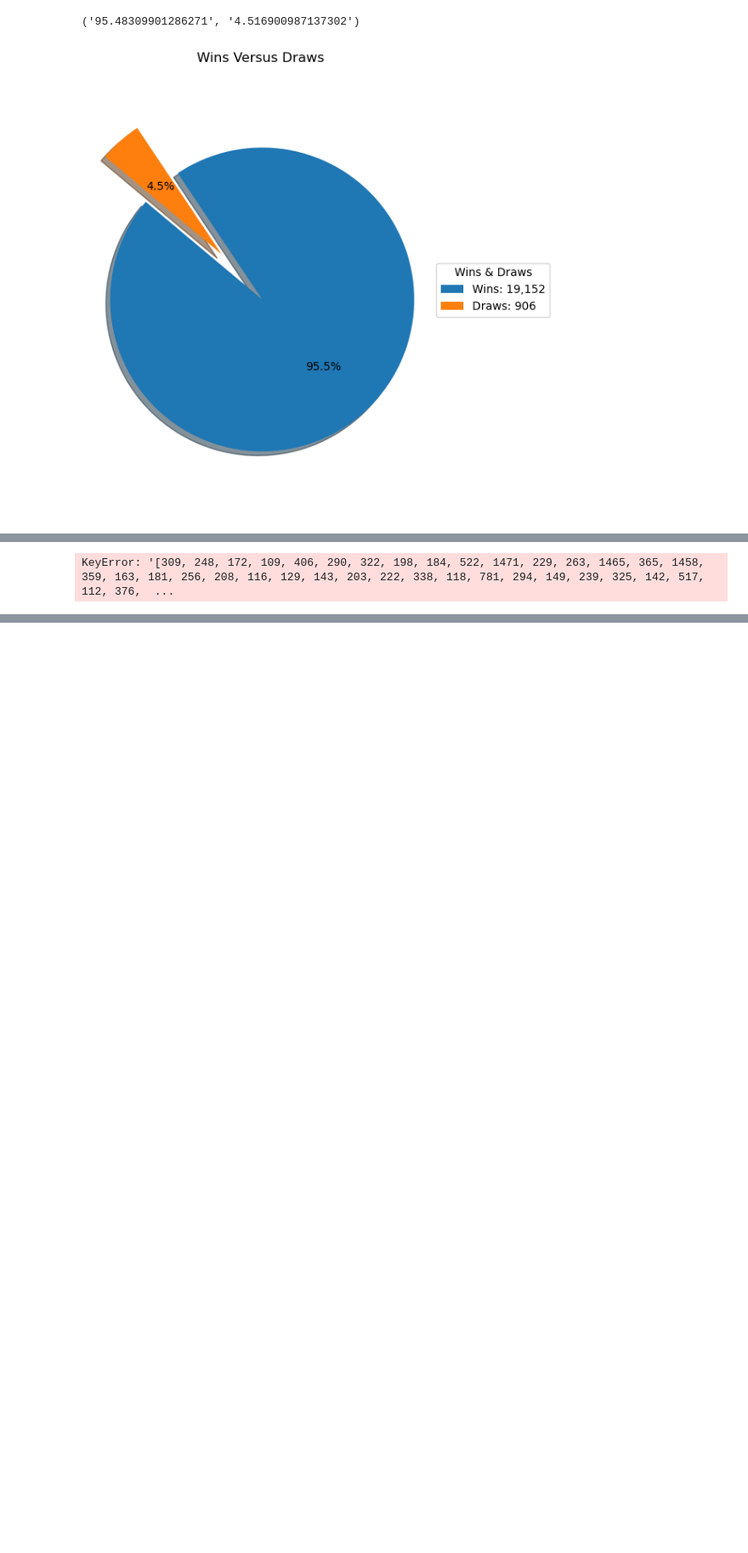
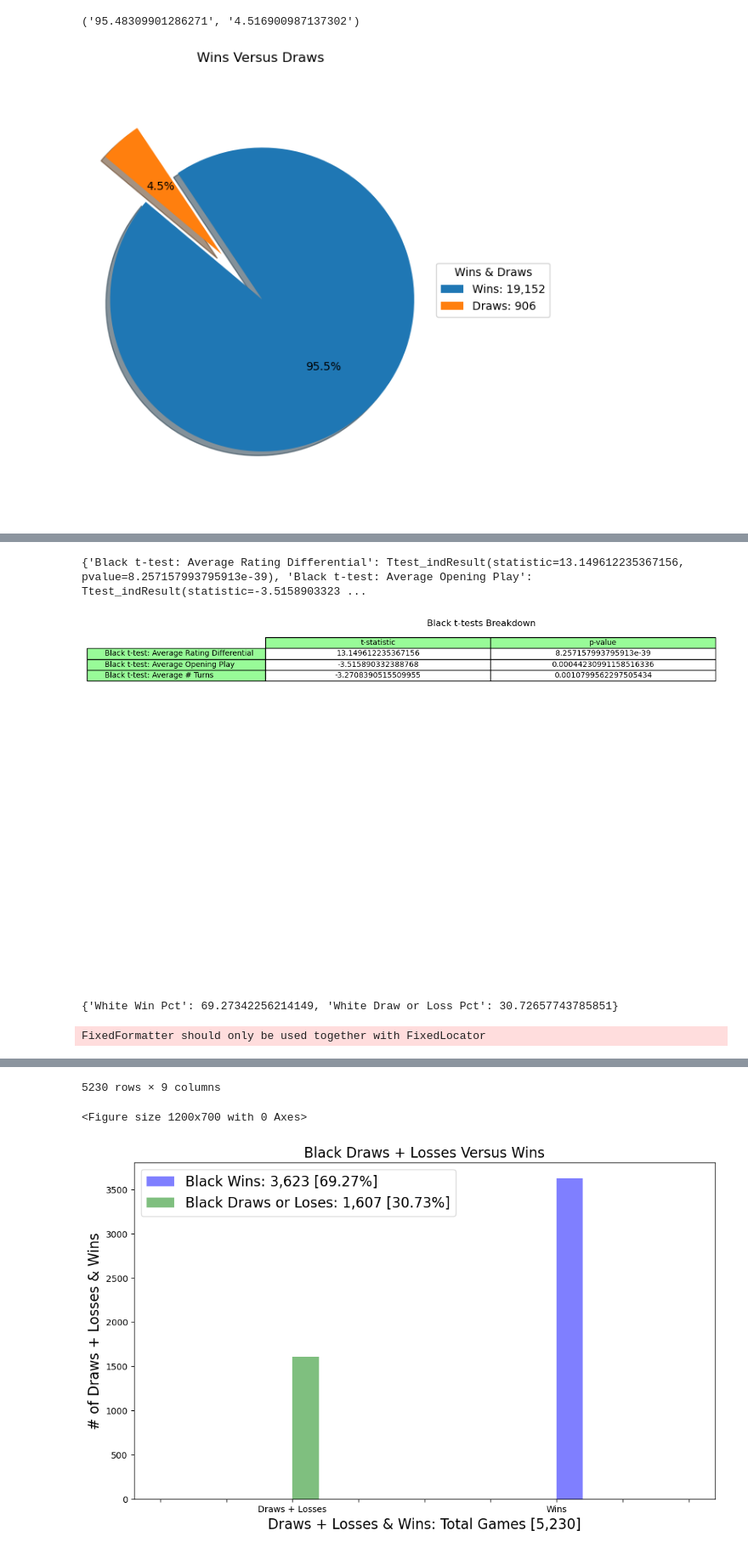
Before and after one commit to mbrann2/chess_games, a Jupyter notebook: notebooks/chess_games.ipynb, the cells around one changed output, grey strips where cells are left out. Shown at 85% size. Saved outputs shown, nothing was run; the diff lists cells and outputs as text; code cells hidden in the pictures; blank space fills up the shorter version.

```diff
--- a/notebooks/chess_games.ipynb
+++ b/notebooks/chess_games.ipynb
@@ -244,10 +274,10 @@ white_greater_100
 # %%
 # Look at stronger black players, greater than 100 ELO difference, and map black wins to 1 and black draws or losses to 0.
 # Perform two-sample independent t-tests to analyze the p-values and ultimately the null & alternative hypotheses for black rating differentials,
-# number of consecutive moves where a player follows an optimal book and number of turns in the game.
+# number of consecutive moves where a player follows an optimal book and number of turns in the game. Generate table of results.
 # Histogram plot displaying black wins versus black draws and losses when black is the superior opponent.
 
-def chess_differentials_black(white_superior, chess_df, path1='../images/black_t_tests.png', path2='../images/black_wins_vs_draws_&_losses.png'):
+def chess_differentials_black(chess_df, path1='../images/black_t_tests.png', path2='../images/black_wins_vs_draws_&_losses.png'):
     chess_df = chess_df.copy()
     chess_df['Rating Differential Black'] = (chess_df['black_rating'] - chess_df['white_rating']).astype(int)
     white_wins = chess_df[(chess_df['Rating Differential Black'] > 100) & (chess_df['winner'] == 'white')].value_counts()
@@ -262,18 +292,37 @@ def chess_differentials_black(white_superior, chess_df, path1='../images/black_t
 
     black_greater_100['winner'] = black_greater_100['winner'].apply(victory_status).astype(int)
 
-    black_average_plays = np.mean(black_greater_100[(black_greater_100['winner'] ==1)]['opening_ply'])
+    black_average_rating_diff = np.mean(black_greater_100['Rating Differential Black'])
 
-    black_average_turns = np.mean(black_greater_100[(black_greater_100['winner'] ==1)]['turns'])
+    greater_avg_rating_diff = black_greater_100['winner'][black_greater_100['Rating Differential Black']>= black_average_rating_diff]
 
-    # black_ttest_rating_diff = spicystats.ttest_ind(white_greater_100['winner'][white_greater_100['Rating Differential White']], black_greater_100['winner'][black_greater_100['Rating Differential Black']], equal_var = False)
-    black_ttest_opening_play = spicystats.ttest_ind(black_greater_100['winner'][black_greater_100['opening_ply']>= 4], black_greater_100['winner'][black_greater_100['opening_ply']< 4], equal_var = False, alternative = 'greater')
-    black_ttest_num_turns = spicystats.ttest_ind(black_greater_100['winner'][black_greater_100['turns']>= 56], black_greater_100['winner'][black_greater_100['turns']< 56], equal_var = False, alternative='less')
+    less_avg_rating_diff = black_greater_100['winner'][black_greater_100['Rating Differential Black']< black_average_rating_diff]
+
+    black_ttest_rating_diff = spicystats.ttest_ind(greater_avg_rating_diff, less_avg_rating_diff, equal_var=False)
+
+
+    black_average_plays = np.mean(black_greater_100['opening_ply'])
+
+    greater_avg_plys = black_greater_100['winner'][black_greater_100['opening_ply']>= black_average_plays]
+
+    less_avg_plys = black_greater_100['winner'][black_greater_100['opening_ply']< black_average_plays]
+
+    black_ttest_opening_play = spicystats.ttest_ind(greater_avg_plys, less_avg_plys, equal_var=False)
+
+
+    black_average_turns = np.mean(black_greater_100['turns'])
+
+    greater_avg_turns = black_greater_100['winner'][black_greater_100['turns']>= black_average_turns]
+
+    less_avg_turns = black_greater_100['winner'][black_greater_100['turns']< black_average_turns]
+
+    black_ttest_num_turns = spicystats.ttest_ind(greater_avg_turns, less_avg_turns, equal_var = False)
+
 
     tests = [black_ttest_rating_diff, black_ttest_opening_play, black_ttest_num_turns]
-    rows = ['Rating Differentials: White & Black', 'Black t-test Opening Play', 'Black t-test # Turns']
+    rows = ['Black t-test: Average Rating Differential', 'Black t-test: Average Opening Play', 'Black t-test: Average # Turns']
     columns = ['t-statistic', 'p-value']
-    print({'Rating Differentials: White & Black': black_ttest_rating_diff, 'Black t-test Opening Play': black_ttest_opening_play, 'Black t-test # Turns': black_ttest_num_turns})
+    print({'Black t-test: Average Rating Differential': black_ttest_rating_diff, 'Black t-test: Average Opening Play': black_ttest_opening_play, 'Black t-test: Average # Turns': black_ttest_num_turns})
 
     fig, ax = plt.subplots()
     ax.set_axis_off()
@@ -288,39 +337,59 @@ def chess_differentials_black(white_superior, chess_df, path1='../images/black_t
     loc ='upper left')
 
     fig.tight_layout()
 
 
 
     plt.savefig(path1)
     plt.show()
     plt.clf()
 
     fig,ax = plt.subplots()
 
     black_victory = black_greater_100[black_greater_100['winner'] == 1]
     black_draw_or_loss = black_greater_100[black_greater_100['winner'] == 0]
 
     ax.hist(black_victory['winner'], color = 'b', alpha = 0.5, label = 'Black Wins: 3,623 [69.27%]')
     ax.hist(black_draw_or_loss['winner'], color = 'g', alpha = 0.5, label = 'Black Draws or Loses: 1,607 [30.73%]')
-    ax.set_title('Black Wins Versus Draws + Losses')
-    ax.set_ylabel('# of Wins & Draws + Losses')
-    ax.set_xlabel('Wins & Draws + Losses: Total Games [5,230]')
+    ax.set_title('Black Draws + Losses Versus Wins', fontsize = 16)
+    ax.set_ylabel('# of Draws + Losses & Wins', fontsize = 16)
+    fig.canvas.draw()
+    labels = [item.get_text() for item in ax.get_xticklabels()]
+    labels[1] = ''
+    labels[2] = ''
+    labels[4] = ''
+    labels[5] = ''
+    labels[6] = ''
+    labels[8] = ''
+    labels[9] = ''
+    labels[3] = 'Draws + Losses'
+    labels[7] = 'Wins'
+    ax.set_xticklabels(labels)
+    ax.set_xlabel('Draws + Losses & Wins: Total Games [5,230]', fontsize = 16)
     plt.savefig(path2)
-    ax.legend();
+    ax.legend(fontsize = 16)
 
     black_win_percentage = (3623 /(3623+1607))*100
     black_draw_or_loss_percentage = (1607 /(3623+1607))*100
 
     print({'White Win Pct': black_win_percentage, 'White Draw or Loss Pct': black_draw_or_loss_percentage})
-    # return black_greater_100
+    return black_greater_100
 
 
-chess_outcomes_black = chess_differentials_black(white_greater_100, chess_games)
+chess_outcomes_black = chess_differentials_black(chess_games)
 chess_outcomes_black
 
-# The p-value for rating differential, number of turns, and opening play is less than 0.05, with values of 0.00, so we reject all the null hypotheses and there is significant difference, or impact,
+# The p-value for rating differential, number of turns, and opening play is less than 0.05, so we reject all the null hypotheses and there is significant difference, or impact,
 # between: the black rating differentials, the consecutive moves used from an optimal book opening, the number of turns in the game, all in relation to who wins the game.
-# Additionally, the high t-statistic of approximately 114.47, 99.36, and 127.15 for rating differentials, opening book play, and number of turns simply indicates the confidence in the predictor coefficient, since it's very large, and further supports the decision to reject the null hypothesis.
+# Additionally, the relatively high t-statistic of approximately 13.15, -3.52, and -3.27 for rating differentials, opening book play, and number of turns simply indicates the confidence in the predictor coefficient,
+# since they're all far greater than 1 standard deviation away, or an absolute value of 1.96, for an alpha vaue of 0.05, and further supports the decision to reject the null hypothesis.
+# The positive t-statistic indicates that the sample mean for rating differentials greater than or equal to the average have a large sample size
+# than the sample mean for ratng differentials less than the average.
+# The negative t-statistic indicates that the sample means for opening plays and number of turns greater than or equal to the average have a smaller sample size
+# than the sample means for opening plays and number of turns less than the average.
 # When only considering wins and draws plus losses of a higher-ranked black opponent, black wins 69.27% of the time and draws or loses 30.73% of the time over 5,230 games.
 # %% [output]
-KeyError: '[309, 248, 172, 109, 406, 290, 322, 198, 184, 522, 1471, 229, 263, 1465, 365, 1458, 359, 163, 181, 256, 208, 116, 129, 143, 203, 222, 338, 118, 781, 294, 149, 239, 325, 142, 517, 112, 376,  ...
+{'Black t-test: Average Rating Differential': Ttest_indResult(statistic=13.149612235367156, pvalue=8.257157993795913e-39), 'Black t-test: Average Opening Play': Ttest_indResult(statistic=-3.5158903323 ...
+[figure, added]
+{'White Win Pct': 69.27342256214149, 'White Draw or Loss Pct': 30.72657743785851}
+FixedFormatter should only be used together with FixedLocator
@@ -327,3 +408,6 @@ KeyError: '[309, 248, 172, 109, 406, 290, 322, 198, 184, 522, 1471, 229, 263, 14
+5230 rows × 9 columns
+<Figure size 1200x700 with 0 Axes>
+[figure, added]
 # %%
 # Perform linear, Pearson correlations and nonlinear, Spearman correlation to see potential correlations between rating differentals, for white and black respectively, and their victory status.
 def chess_correlations(white, black, path="../images/correlations.png"):
```
Also changed, not shown: parts of 11 cells of this notebook, 12 other files.
